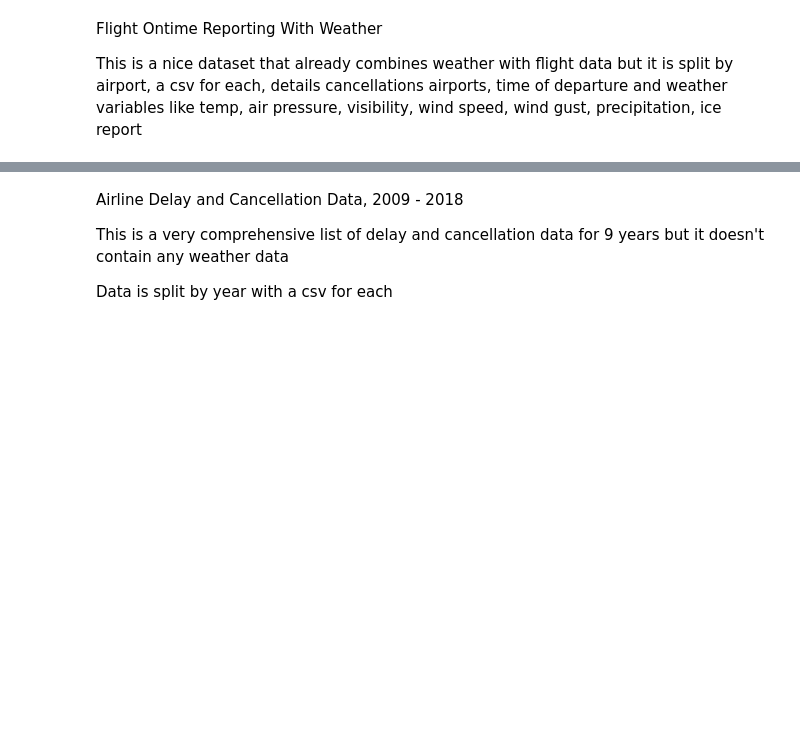
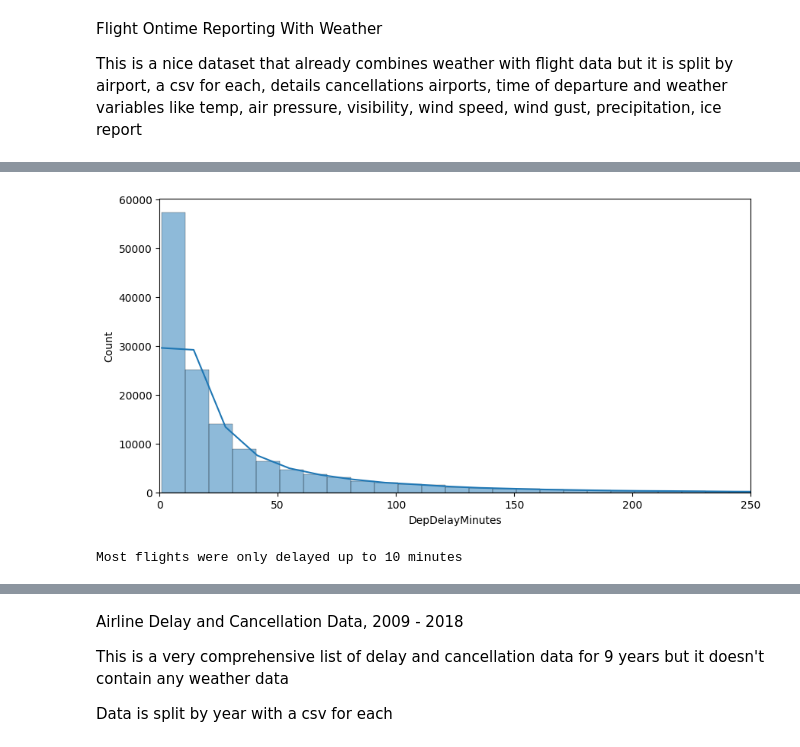
Before and after one commit to diego-mogollon/lateguru, a Jupyter notebook: notebooks/EDA_C.ipynb, the cells around one changed output, grey strips where cells are left out. Drawn from its saved outputs; the diff is of its cells as text; code cells hidden in the pictures; blank space fills up the shorter version.

```diff
--- a/notebooks/EDA_C.ipynb
+++ b/notebooks/EDA_C.ipynb
@@ -98,0 +279,11 @@ This is a nice dataset that already combines weather with flight data but it is
+# %%
+#Distribution of delayed departure length in minutes, each bin has a wdith of 10 minutes of delay.
+plt.figure(figsize=(10,5))
+sns.histplot(data=sfo_delayed, x='DepDelayMinutes', kde=True, binwidth=10)
+plt.xlim(0,250)
+#ax.show()
+plt.show()
+print("Most flights were only delayed up to 10 minutes")
+# %% [output]
+[figure, added]
+Most flights were only delayed up to 10 minutes
```
Also changed, not shown: parts of 30 cells of this notebook.
